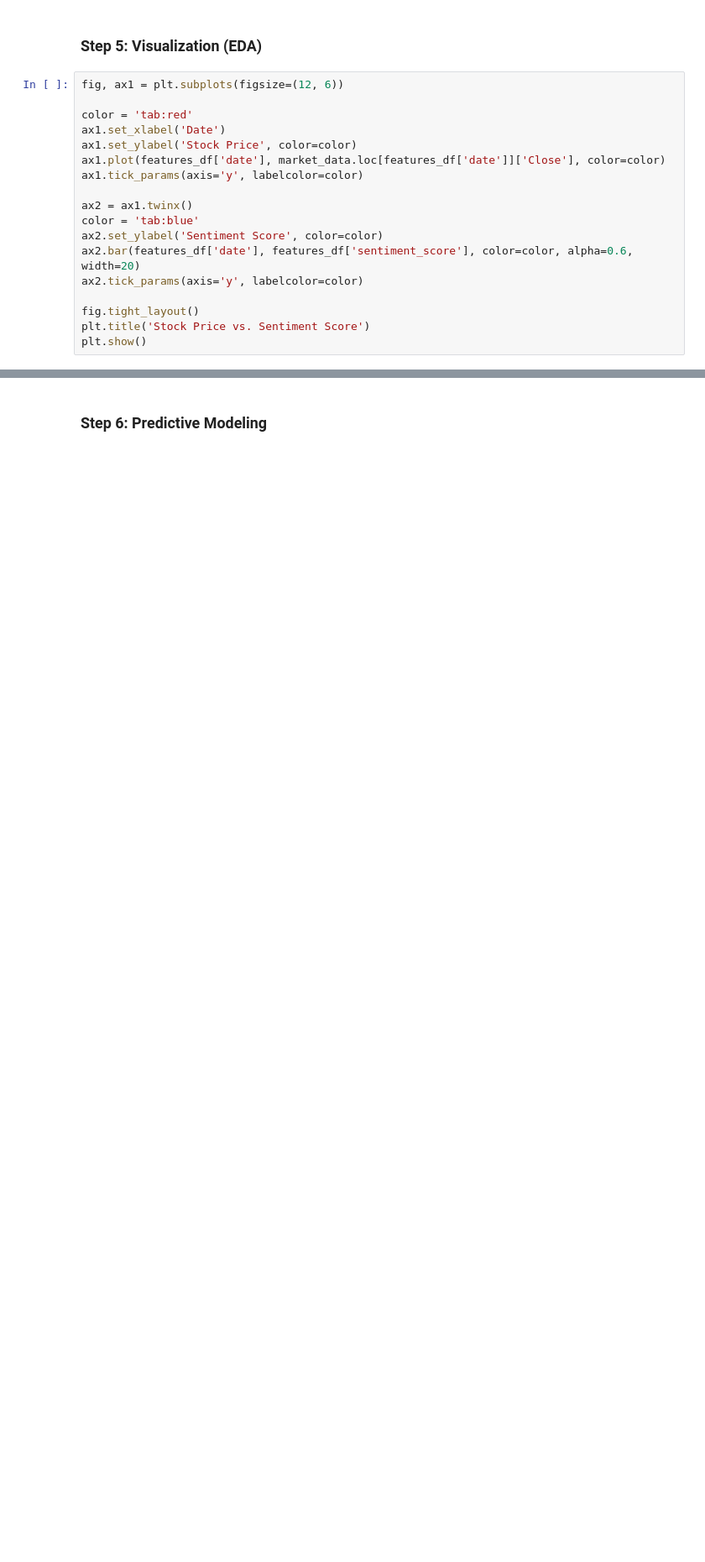
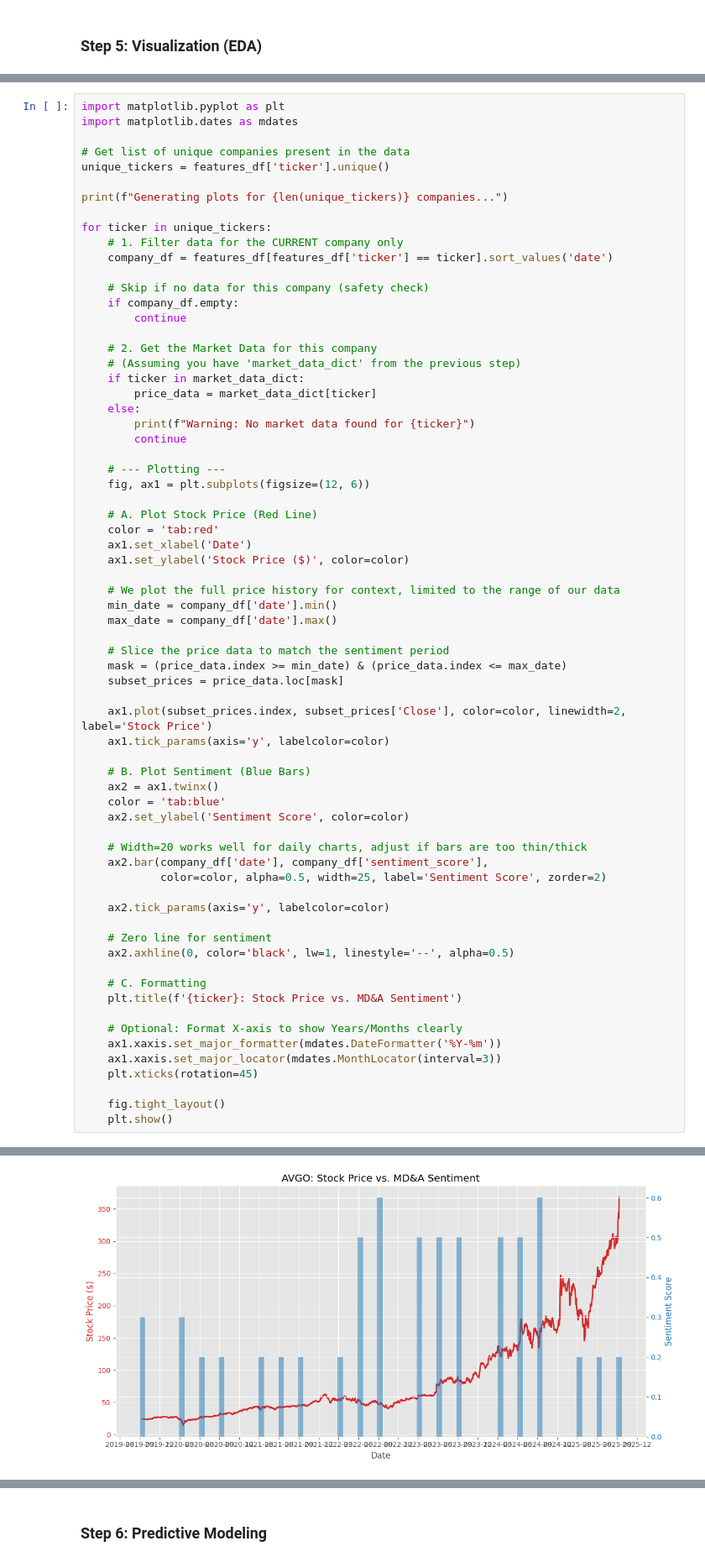
Before and after one commit to Tousak/stock-analysis, a Jupyter notebook: research/notebooks/quarterly_prediction.ipynb, the cells around one changed output, grey strips where cells are left out. Shown at 84% size. Cells and saved outputs as stored; diff of their text form; blank space fills up the shorter version.

```diff
--- a/research/notebooks/quarterly_prediction.ipynb
+++ b/research/notebooks/quarterly_prediction.ipynb
@@ -96,20 +507,2 @@ features_df.head()
 # %% [markdown]
 ### Step 5: Visualization (EDA)
-# %%
-fig, ax1 = plt.subplots(figsize=(12, 6))
-
-color = 'tab:red'
-ax1.set_xlabel('Date')
-ax1.set_ylabel('Stock Price', color=color)
-ax1.plot(features_df['date'], market_data.loc[features_df['date']]['Close'], color=color)
-ax1.tick_params(axis='y', labelcolor=color)
-
-ax2 = ax1.twinx()
-color = 'tab:blue'
-ax2.set_ylabel('Sentiment Score', color=color)
-ax2.bar(features_df['date'], features_df['sentiment_score'], color=color, alpha=0.6, width=20)
-ax2.tick_params(axis='y', labelcolor=color)
-
-fig.tight_layout()
-plt.title('Stock Price vs. Sentiment Score')
-plt.show()
@@ -130,0 +509,69 @@ plt.show()
+# %%
+import matplotlib.pyplot as plt
+import matplotlib.dates as mdates
+
+# Get list of unique companies present in the data
+unique_tickers = features_df['ticker'].unique()
+
+print(f"Generating plots for {len(unique_tickers)} companies...")
+
+for ticker in unique_tickers:
+    # 1. Filter data for the CURRENT company only
+    company_df = features_df[features_df['ticker'] == ticker].sort_values('date')
+
+    # Skip if no data for this company (safety check)
+    if company_df.empty:
+        continue
+
+    # 2. Get the Market Data for this company
+    # (Assuming you have 'market_data_dict' from the previous step)
+    if ticker in market_data_dict:
+        price_data = market_data_dict[ticker]
+    else:
+        print(f"Warning: No market data found for {ticker}")
+        continue
+
+    # --- Plotting ---
+    fig, ax1 = plt.subplots(figsize=(12, 6))
+
+    # A. Plot Stock Price (Red Line)
+    color = 'tab:red'
+    ax1.set_xlabel('Date')
+    ax1.set_ylabel('Stock Price ($)', color=color)
+
+    # We plot the full price history for context, limited to the range of our data
+    min_date = company_df['date'].min()
+    max_date = company_df['date'].max()
+
+    # Slice the price data to match the sentiment period
+    mask = (price_data.index >= min_date) & (price_data.index <= max_date)
+    subset_prices = price_data.loc[mask]
+
+    ax1.plot(subset_prices.index, subset_prices['Close'], color=color, linewidth=2, label='Stock Price')
+    ax1.tick_params(axis='y', labelcolor=color)
+
+    # B. Plot Sentiment (Blue Bars)
+    ax2 = ax1.twinx()
+    color = 'tab:blue'
+    ax2.set_ylabel('Sentiment Score', color=color)
+
+    # Width=20 works well for daily charts, adjust if bars are too thin/thick
+    ax2.bar(company_df['date'], company_df['sentiment_score'],
+            color=color, alpha=0.5, width=25, label='Sentiment Score', zorder=2)
+
+    ax2.tick_params(axis='y', labelcolor=color)
+
+    # Zero line for sentiment
+    ax2.axhline(0, color='black', lw=1, linestyle='--', alpha=0.5)
+
+    # C. Formatting
+    plt.title(f'{ticker}: Stock Price vs. MD&A Sentiment')
+
+    # Optional: Format X-axis to show Years/Months clearly
+    ax1.xaxis.set_major_formatter(mdates.DateFormatter('%Y-%m'))
+    ax1.xaxis.set_major_locator(mdates.MonthLocator(interval=3))
+    plt.xticks(rotation=45)
+
+    fig.tight_layout()
+    plt.show()
+# %% [output]
@@ -130,0 +579 @@ plt.show()
+[figure, added]
```
Also changed, not shown: parts of 30 cells of this notebook, 4 other files.
